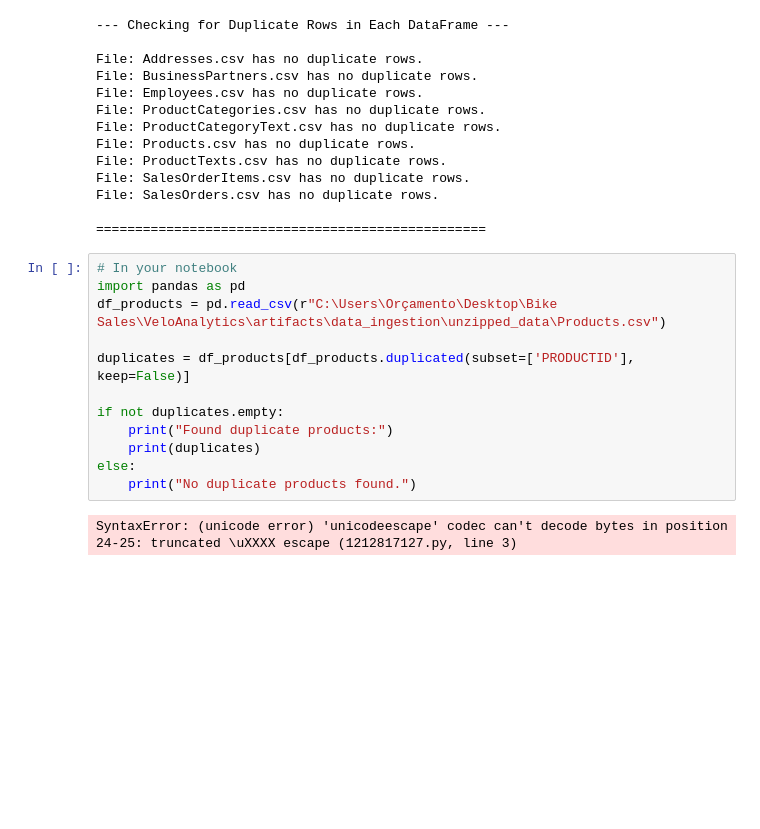
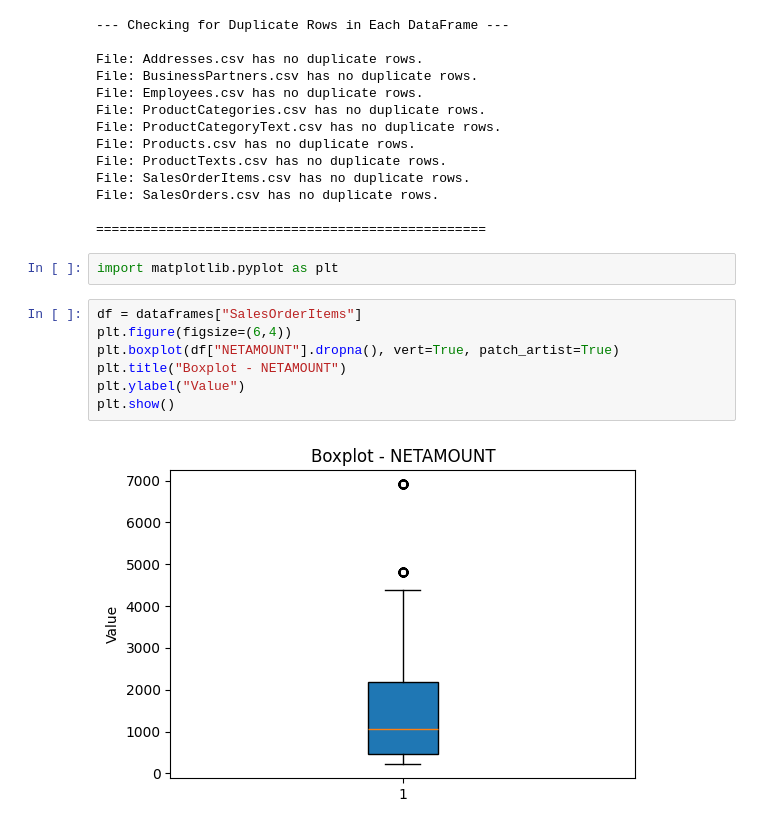
Before and after one commit to ArthurMaciell/VeloAnalytics, a Jupyter notebook: notebooks/00_exploration.ipynb, the cells around one changed output. Cells and saved outputs as stored; diff of their text form; blank space fills up the shorter version.

```diff
--- a/notebooks/00_exploration.ipynb
+++ b/notebooks/00_exploration.ipynb
@@ -267,17 +267,14 @@ File: SalesOrderItems.csv has no duplicate rows.
 File: SalesOrders.csv has no duplicate rows.
 
 ==================================================
-# %%
-# In your notebook
-import pandas as pd
-df_products = pd.read_csv(r"C:\Users\Orçamento\Desktop\Bike Sales\VeloAnalytics\artifacts\data_ingestion\unzipped_data\Products.csv")
-
-duplicates = df_products[df_products.duplicated(subset=['PRODUCTID'], keep=False)]
-
-if not duplicates.empty:
-    print("Found duplicate products:")
-    print(duplicates)
-else:
-    print("No duplicate products found.")
-# %% [output]
-SyntaxError: (unicode error) 'unicodeescape' codec can't decode bytes in position 24-25: truncated \uXXXX escape (1212817127.py, line 3)
+# %%
+import matplotlib.pyplot as plt
+# %%
+df = dataframes["SalesOrderItems"]
+plt.figure(figsize=(6,4))
+plt.boxplot(df["NETAMOUNT"].dropna(), vert=True, patch_artist=True)
+plt.title("Boxplot - NETAMOUNT")
+plt.ylabel("Value")
+plt.show()
+# %% [output]
+[figure, added]
```
Also changed, not shown: parts of 2 cells of this notebook, 5 other files.
